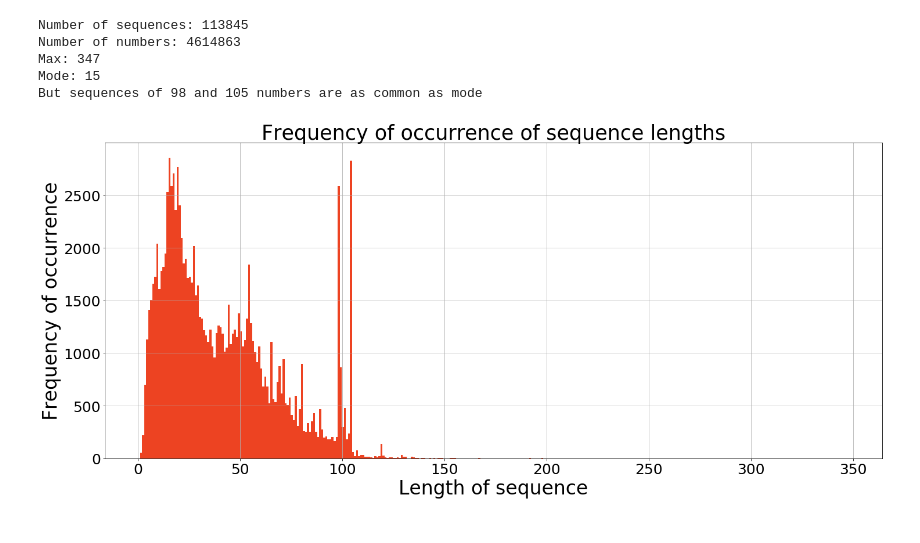
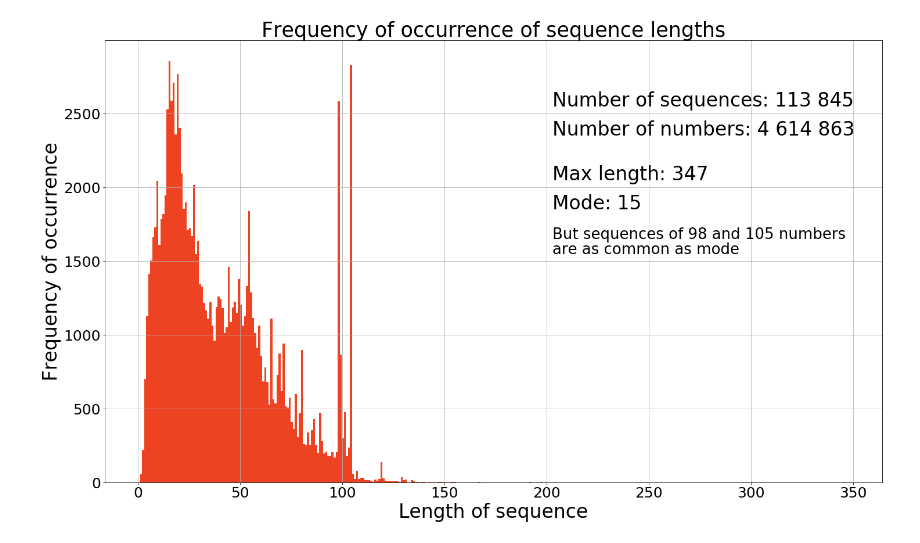
Before and after one commit to ptyshevs/int_seq, a Jupyter notebook: ynd/graph/graph.ipynb, the cells around one changed output. Drawn from its saved outputs; the diff is of its cells as text; code cells hidden in the pictures.

```diff
--- a/ynd/graph/graph.ipynb
+++ b/ynd/graph/graph.ipynb
@@ -72,26 +106,21 @@ class Seqs:
 # %%
 pres = Seqs("../../data/kaggle_test.csv")
-# %%
-seqslen = pres.seqs_len()
-print("Number of sequences: " + str(len(seqslen)))
-print("Number of numbers: 4614863")
-print("Max: " + str(max(seqslen)))
-print("Mode: " + str(max(set(seqslen), key=seqslen.count)))
-print("But sequences of 98 and 105 numbers are as common as mode")
-
-preslen = Pres("seqs_len", seqslen)
-preslen.hist(bins = 347, width=1, color="#ed4322",
-             xlabel="Length of sequence",
-             ylabel="Frequency of occurrence",
-             title="Frequency of occurrence of sequence lengths")
-preslen.save()
-# %% [output]
-Number of sequences: 113845
-Number of numbers: 4614863
-Max: 347
-Mode: 15
-But sequences of 98 and 105 numbers are as common as mode
-[figure, removed]
+# %%
+seqslen = pres.seqs_len()
+preslen = Pres("seqs_len", seqslen)
+preslen.hist(bins = 347, width=1, color="#ed4322",
+             xlabel="Length of sequence",
+             ylabel="Frequency of occurrence",
+             title="Frequency of occurrence of sequence lengths")
+preslen.text(203, 2550, "Number of sequences: 113 845")
+preslen.text(203, 2350, "Number of numbers: 4 614 863")
+preslen.text(203, 2050, "Max length: " + str(max(seqslen)))
+preslen.text(203, 1850, "Mode: " + str(max(set(seqslen), key=seqslen.count)))
+preslen.text(203, 1650, "But sequences of 98 and 105 numbers", fontsize=26)
+preslen.text(203, 1550, "are as common as mode", fontsize=26)
+preslen.save()
+# %% [output]
+[figure, added]
 # %%
 seqsnumdigit = pres.num_digit()
 # %%
```
Also changed, not shown: parts of 4 cells of this notebook, 5 other files.
